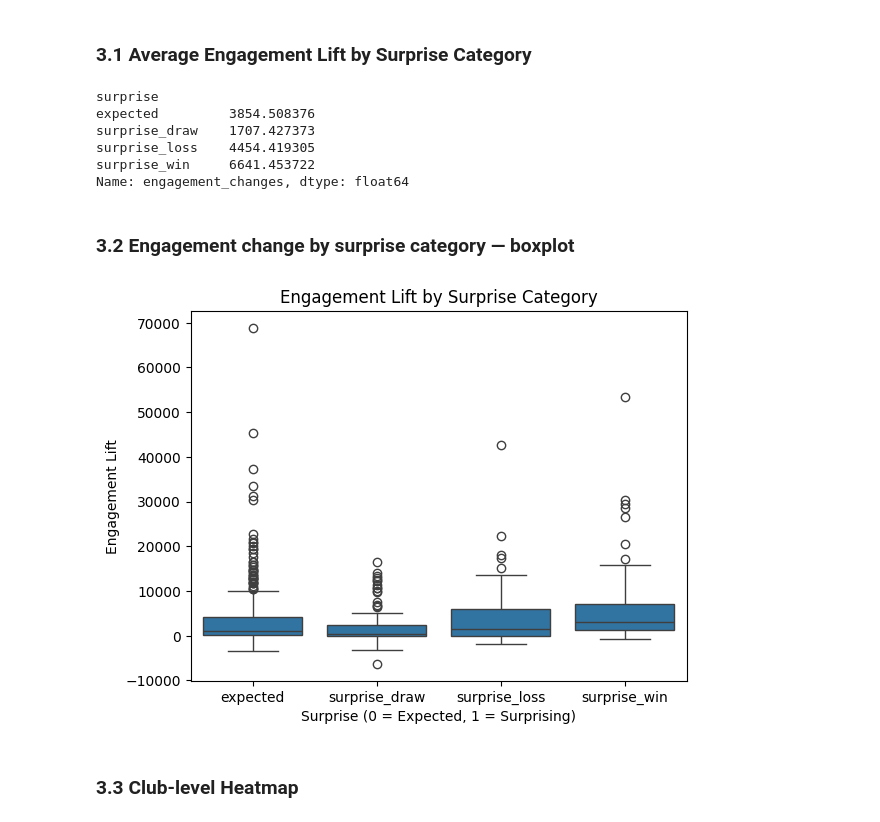
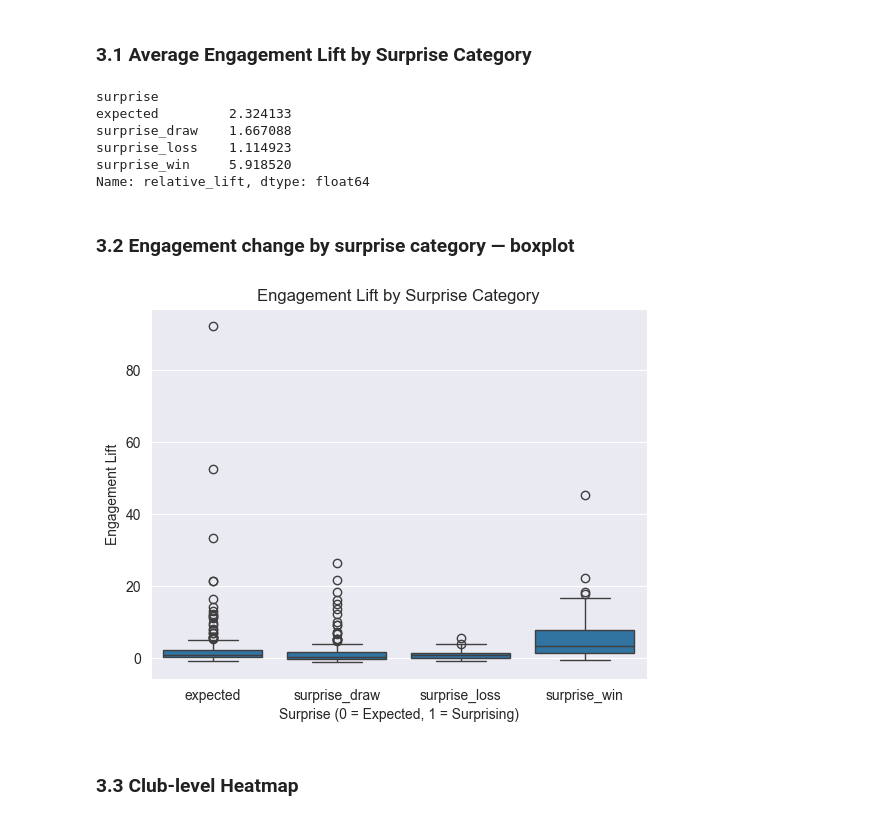
Before and after one commit to upiznhec/DSCI510_Spring2026_USC, a Jupyter notebook: src/results.ipynb, the cells around one changed output. Cells and saved outputs as stored; diff of their text form; code cells hidden in the pictures.

Commit message:
added relative engagement lift and implemented all graphs needed

```diff
--- a/src/results.ipynb
+++ b/src/results.ipynb
@@ -76,26 +76,26 @@ Name: count, dtype: int64
 # %% [markdown]
 ### 3.1 Average Engagement Lift by Surprise Category
 # %%
-avg_lift = club_df.groupby("surprise")["engagement_changes"].mean()
+avg_lift = club_df.groupby("surprise")["relative_lift"].mean()
 avg_lift
 # %% [output]
 surprise
-expected         3854.508376
-surprise_draw    1707.427373
-surprise_loss    4454.419305
-surprise_win     6641.453722
-Name: engagement_changes, dtype: float64
+expected         2.324133
+surprise_draw    1.667088
+surprise_loss    1.114923
+surprise_win     5.918520
+Name: relative_lift, dtype: float64
 # %% [markdown]
 ### 3.2 Engagement change by surprise category — boxplot
 # %%
-sns.boxplot(x="surprise", y="engagement_changes", data=club_df)
+sns.boxplot(x="surprise", y="relative_lift", data=club_df)
 
 plt.title("Engagement Lift by Surprise Category")
 plt.xlabel("Surprise (0 = Expected, 1 = Surprising)")
 plt.ylabel("Engagement Lift")
 plt.show()
 # %% [output]
-[figure, old version]
+[figure, new version]
 # %% [markdown]
 ### 3.3 Club-level Heatmap
 # %%
```
Also changed, not shown: parts of 7 cells of this notebook, 1 other file.
